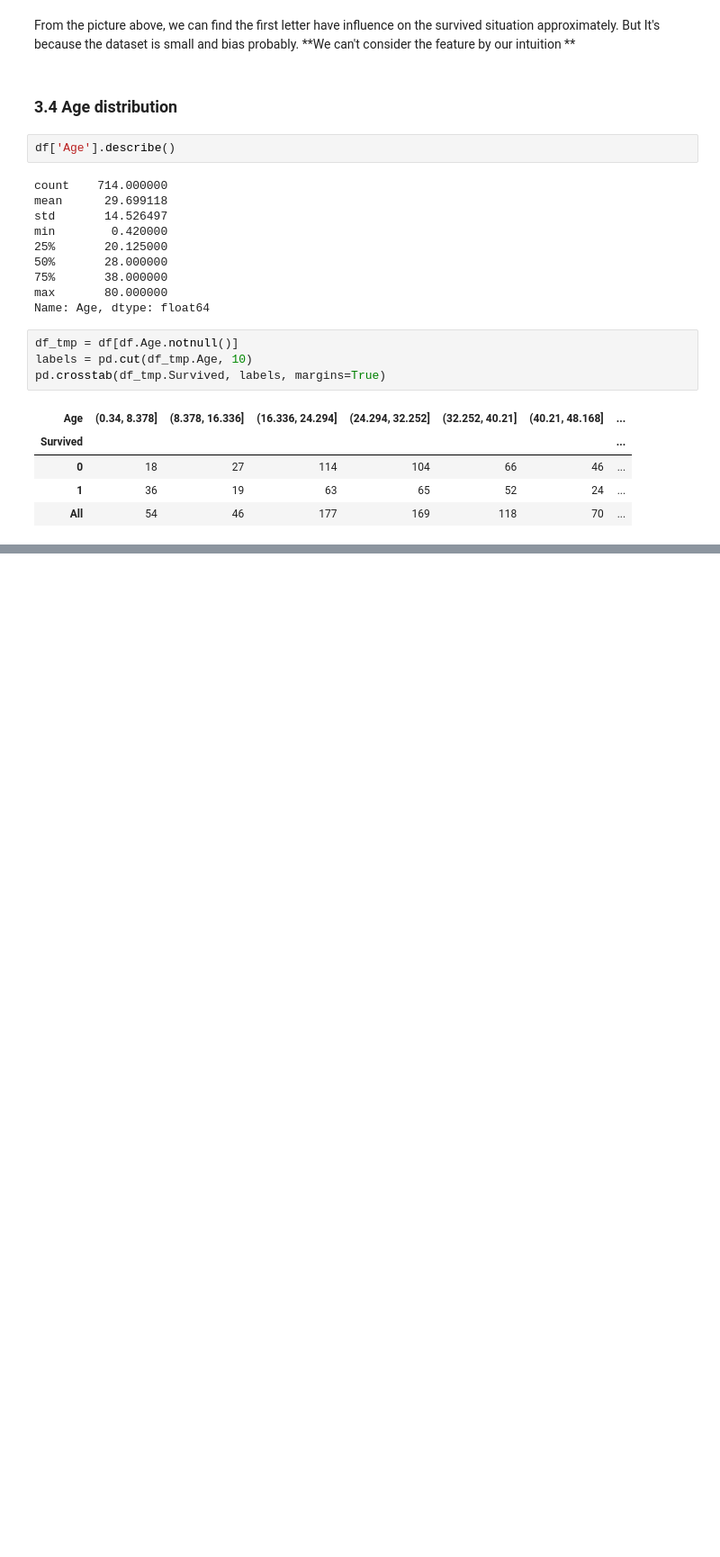
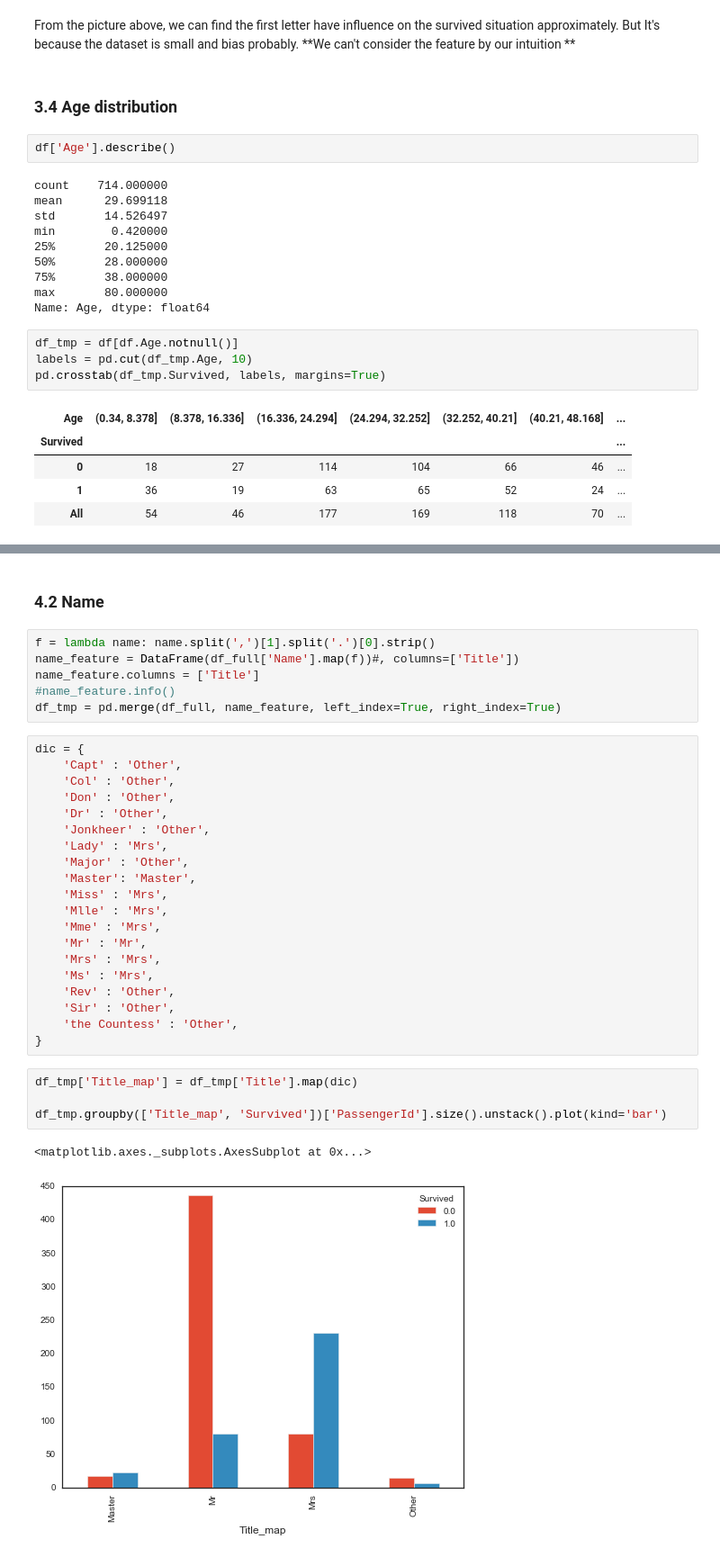
Before and after one commit to Jingfei-Han/myKaggle, a Jupyter notebook: Titanic.ipynb, the cells around one changed output, grey strips where cells are left out. Shown: that part at 90% size. Drawn from its saved outputs; the diff is of its cells as text; blank space fills up the shorter version.

```diff
--- a/Titanic.ipynb
+++ b/Titanic.ipynb
@@ -175,0 +239,35 @@ grouped_label.div(grouped_label.sum(1).astype(float), axis=0).plot(kind='bar', s
+# %% [markdown]
+### 4.2 Name
+# %%
+f = lambda name: name.split(',')[1].split('.')[0].strip()
+name_feature = DataFrame(df_full['Name'].map(f))#, columns=['Title'])
+name_feature.columns = ['Title']
+#name_feature.info()
+df_tmp = pd.merge(df_full, name_feature, left_index=True, right_index=True)
+# %%
+dic = {
+    'Capt' : 'Other',
+    'Col' : 'Other',
+    'Don' : 'Other',
+    'Dr' : 'Other',
+    'Jonkheer' : 'Other',
+    'Lady' : 'Mrs',
+    'Major' : 'Other',
+    'Master': 'Master',
+    'Miss' : 'Mrs',
+    'Mlle' : 'Mrs',
+    'Mme' : 'Mrs',
+    'Mr' : 'Mr',
+    'Mrs' : 'Mrs',
+    'Ms' : 'Mrs',
+    'Rev' : 'Other',
+    'Sir' : 'Other',
+    'the Countess' : 'Other',
+}
+# %%
+df_tmp['Title_map'] = df_tmp['Title'].map(dic)
+
+df_tmp.groupby(['Title_map', 'Survived'])['PassengerId'].size().unstack().plot(kind='bar')
+# %% [output]
+<matplotlib.axes._subplots.AxesSubplot at 0x...>
+[figure, added]
```
Also changed, not shown: parts of 41 cells of this notebook, 1 other file.
